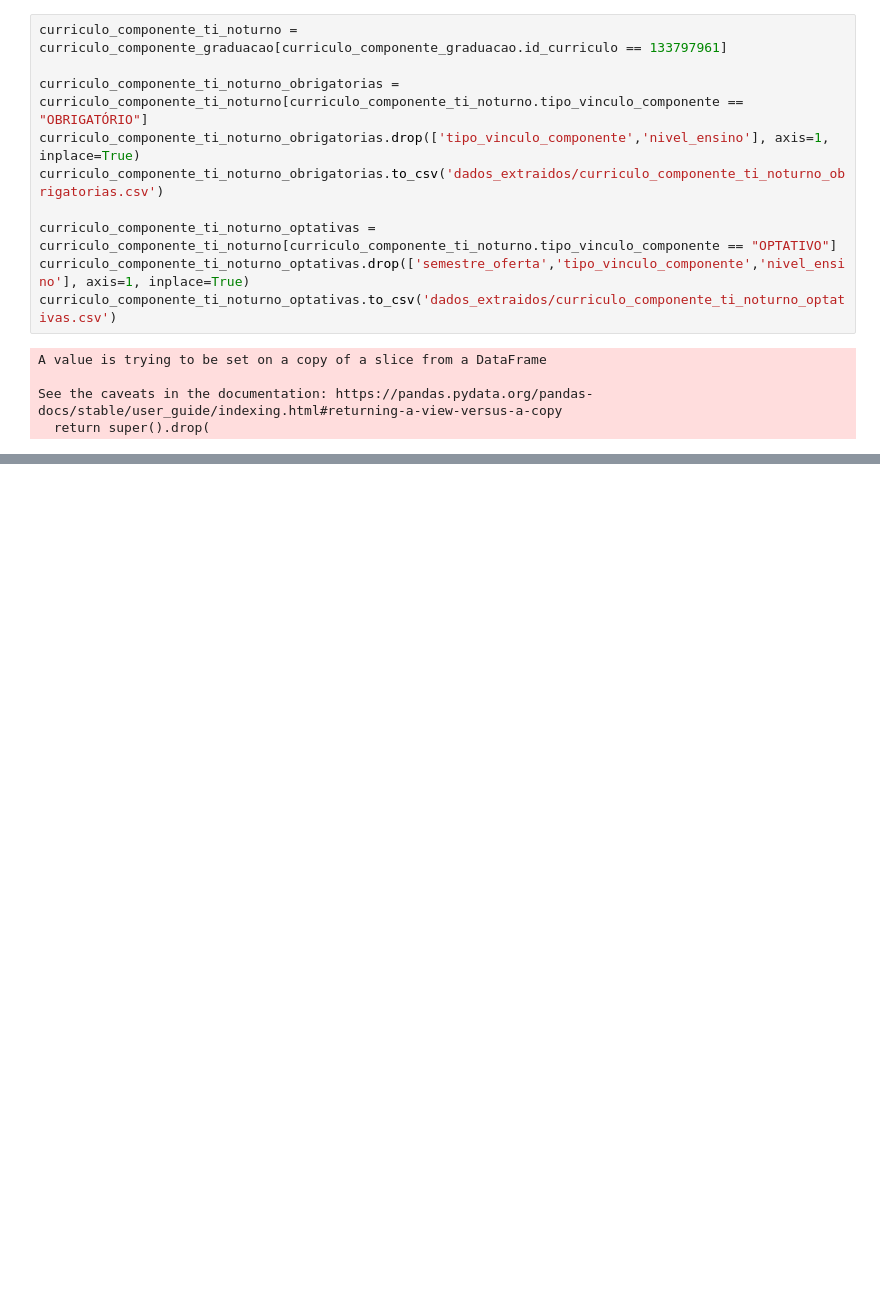
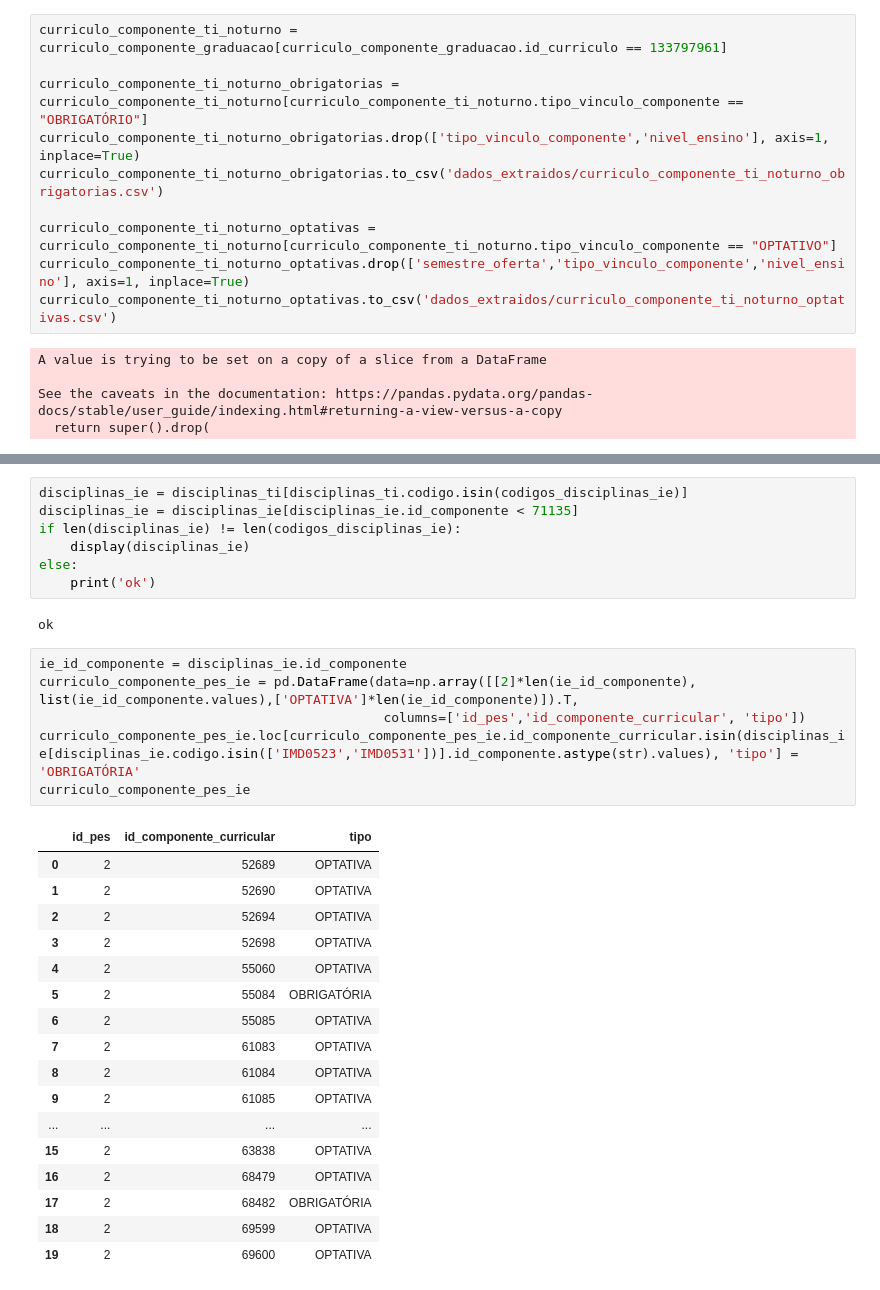
Before and after one commit to arturo32/PODE, a Jupyter notebook: extracao_dados/extracao.ipynb, the cells around one changed output, grey strips where cells are left out. Saved outputs shown, nothing was run; the diff lists cells and outputs as text; blank space fills up the shorter version.

```diff
--- a/extracao_dados/extracao.ipynb
+++ b/extracao_dados/extracao.ipynb
@@ -103,0 +338,33 @@ See the caveats in the documentation: https://pandas.pydata.org/pandas-docs/stab
+# %%
+disciplinas_ie = disciplinas_ti[disciplinas_ti.codigo.isin(codigos_disciplinas_ie)]
+disciplinas_ie = disciplinas_ie[disciplinas_ie.id_componente < 71135]
+if len(disciplinas_ie) != len(codigos_disciplinas_ie):
+    display(disciplinas_ie)
+else:
+    print('ok')
+# %% [output]
+ok
+# %%
+ie_id_componente = disciplinas_ie.id_componente
+curriculo_componente_pes_ie = pd.DataFrame(data=np.array([[2]*len(ie_id_componente), list(ie_id_componente.values),['OPTATIVA']*len(ie_id_componente)]).T,
+                                            columns=['id_pes','id_componente_curricular', 'tipo'])
+curriculo_componente_pes_ie.loc[curriculo_componente_pes_ie.id_componente_curricular.isin(disciplinas_ie[disciplinas_ie.codigo.isin(['IMD0523','IMD0531'])].id_componente.astype(str).values), 'tipo'] = 'OBRIGATÓRIA'
+curriculo_componente_pes_ie
+# %% [output]
+|  | id_pes | id_componente_curricular | tipo |
+| 0 | 2 | 52689 | OPTATIVA |
+| 1 | 2 | 52690 | OPTATIVA |
+| 2 | 2 | 52694 | OPTATIVA |
+| 3 | 2 | 52698 | OPTATIVA |
+| 4 | 2 | 55060 | OPTATIVA |
+| 5 | 2 | 55084 | OBRIGATÓRIA |
+| 6 | 2 | 55085 | OPTATIVA |
+| 7 | 2 | 61083 | OPTATIVA |
+| 8 | 2 | 61084 | OPTATIVA |
+| 9 | 2 | 61085 | OPTATIVA |
+| ... | ... | ... | ... |
+| 15 | 2 | 63838 | OPTATIVA |
+| 16 | 2 | 68479 | OPTATIVA |
+| 17 | 2 | 68482 | OBRIGATÓRIA |
+| 18 | 2 | 69599 | OPTATIVA |
+| 19 | 2 | 69600 | OPTATIVA |
```
Also changed, not shown: parts of 30 cells of this notebook.
